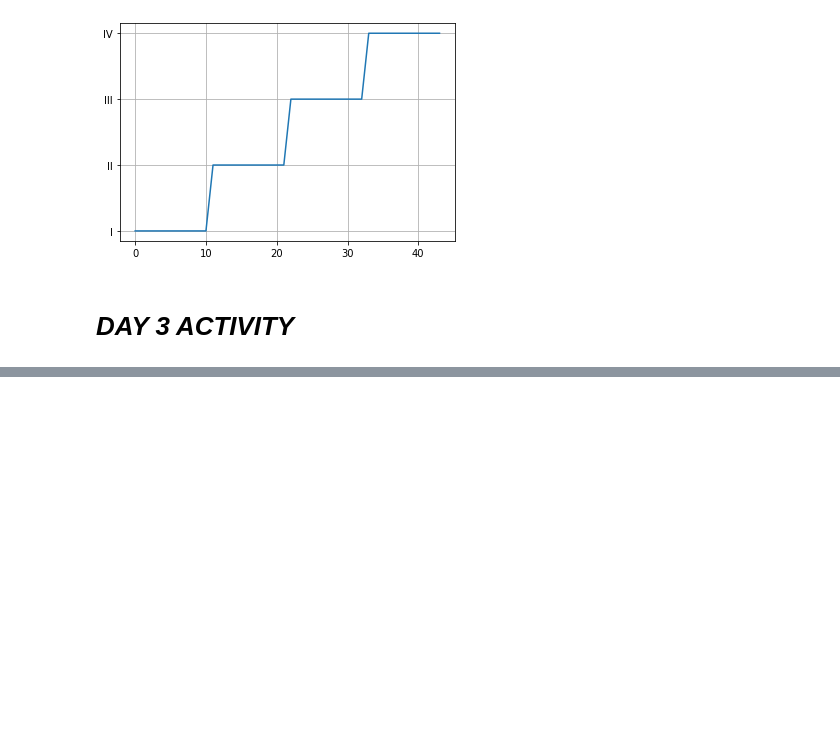
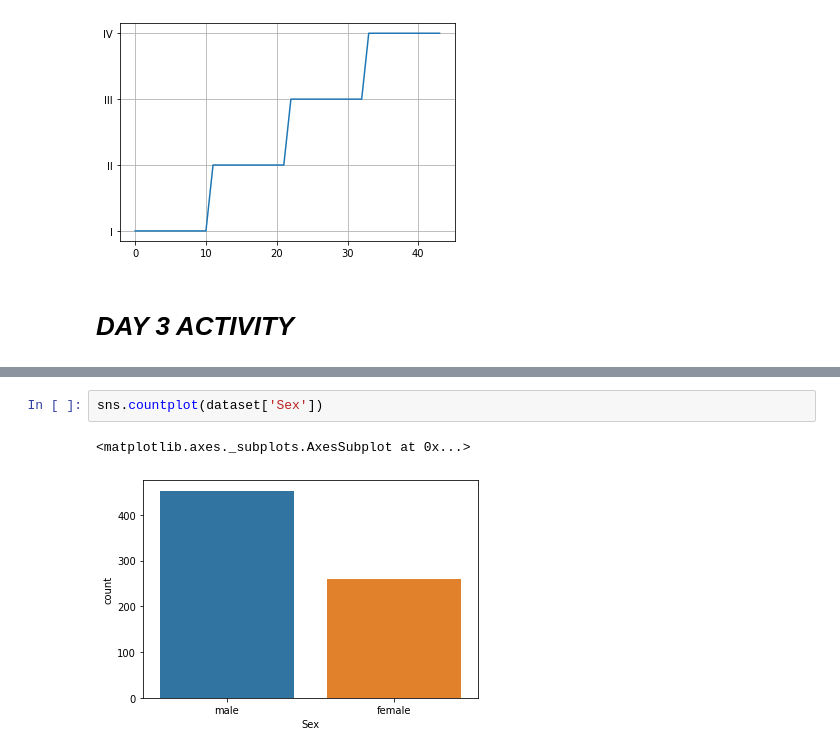
Before and after one commit to Karthikeya-S/day1, a Jupyter notebook: day1_.ipynb, the cells around one changed output, grey strips where cells are left out. Saved outputs shown, nothing was run; the diff lists cells and outputs as text; blank space fills up the shorter version.

```diff
--- a/day1_.ipynb
+++ b/day1_.ipynb
@@ -127,0 +260,5 @@ dataset.head()
+# %%
+sns.countplot(dataset['Sex'])
+# %% [output]
+<matplotlib.axes._subplots.AxesSubplot at 0x...>
+[figure, added]
```
Also changed, not shown: parts of 12 cells of this notebook.
